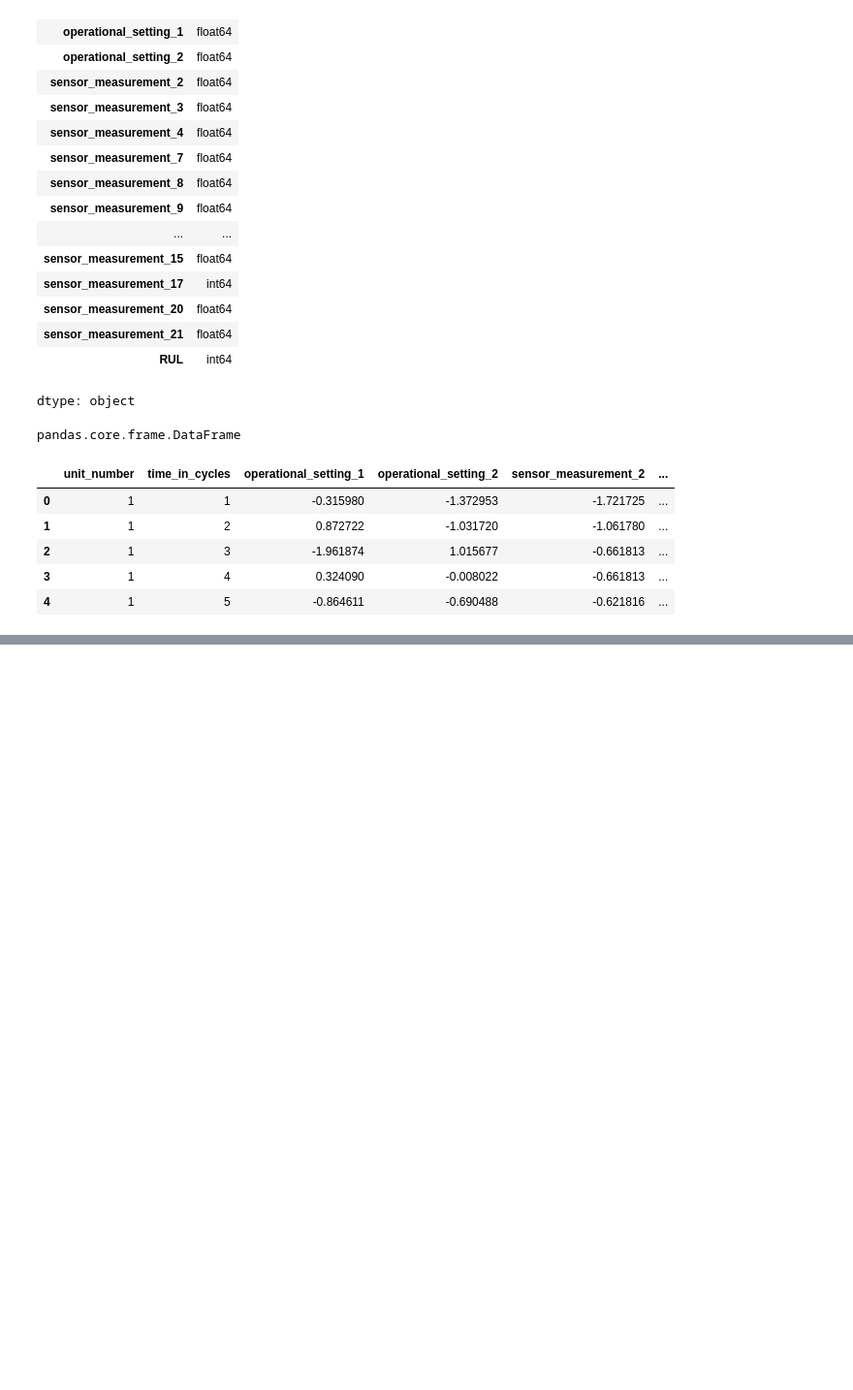
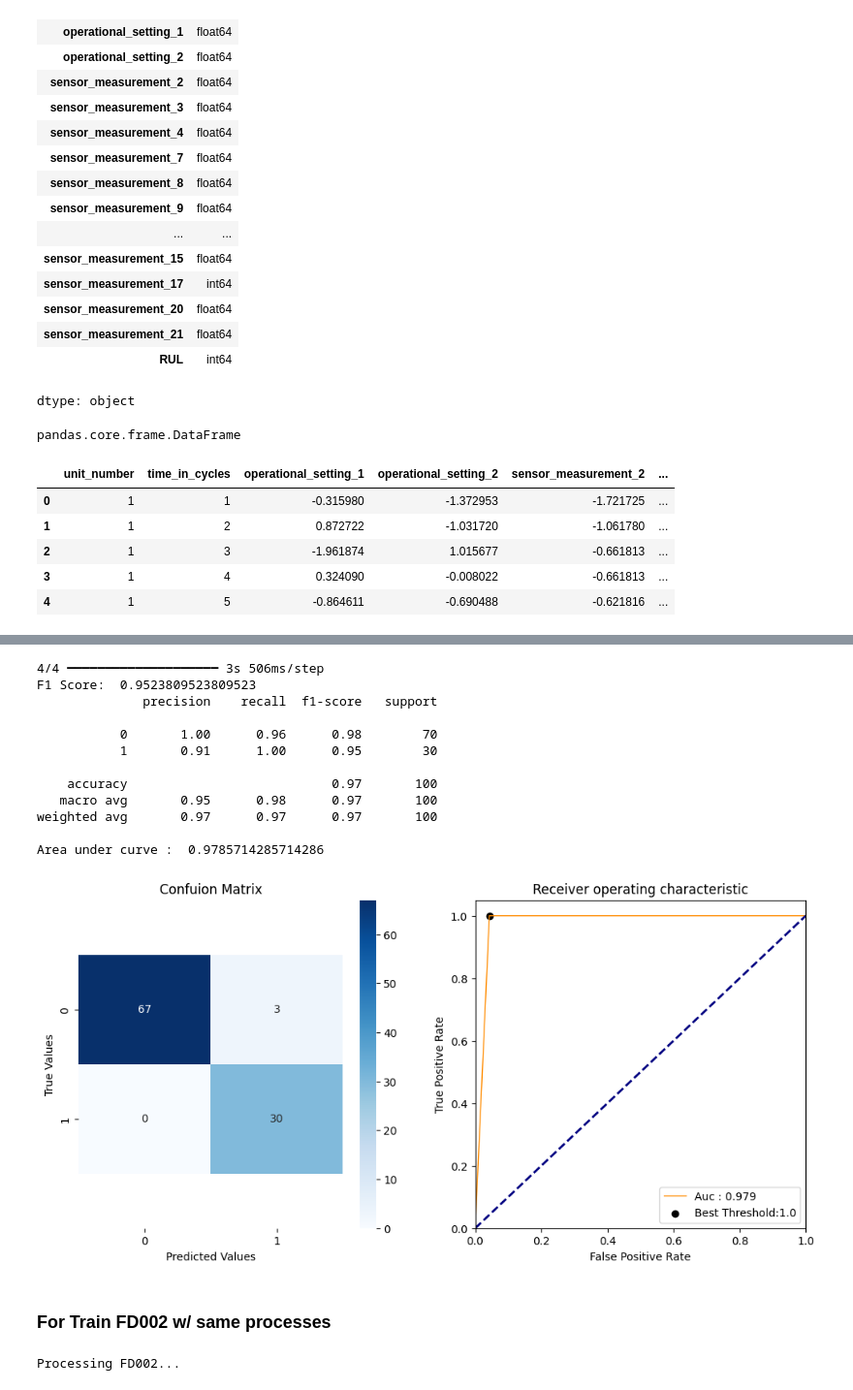
Before and after one commit to dcangundogan/airplanefailureprediction, a Jupyter notebook: Can_LSTM.ipynb, the cells around one changed output, grey strips where cells are left out. Shown: that part at 97% size. Cells and saved outputs as stored; diff of their text form; code cells hidden in the pictures; blank space fills up the shorter version.

```diff
--- a/Can_LSTM.ipynb
+++ b/Can_LSTM.ipynb
@@ -204,0 +317,5 @@ train_FD1.head()
+# %%
+class_0 = pd.Series(y_train).value_counts()[0]
+class_1 = pd.Series(y_train).value_counts()[1]
+total = class_0 + class_1
+class_weight = {0: class_1/total, 1: class_0/total}
@@ -204,0 +358,28 @@ train_FD1.head()
+# %%
+def train_LSTM_classifier(timesteps, features, batch_size=128, class_weight=None, mask_value=0.0):
+    model = Sequential([
+        Input(shape=(timesteps, features), name='input'),
+        Masking(mask_value=mask_value, name='mask'),
+        Bidirectional(LSTM(64, return_sequences=True, dropout=0.2, recurrent_dropout=0.2), name='bilstm_1'),
+        LSTM(32, return_sequences=False, dropout=0.2, recurrent_dropout=0.2, name='lstm_2'),
+        Dense(32, activation='relu', name='fc1'),
+        Dropout(0.3),
+        Dense(1, activation='sigmoid', name='out')
+    ])
+    model.compile(
+        optimizer='adam',
+        loss='binary_crossentropy',
+        metrics=['accuracy', AUC(name='auc'), AUC(name='pr_auc', curve='PR'), Precision(), Recall()]
+    )
+    cbs = [
+    ModelCheckpoint('best.h5', monitor='val_loss', save_best_only=True, verbose=1),
+    EarlyStopping(monitor='val_loss', patience=3, restore_best_weights=True, verbose=1),
+    ReduceLROnPlateau(monitor='val_loss', patience=2, factor=0.5, verbose=1)
+]
+    return model, cbs
+# %%
+timesteps = X_train.shape[1]
+features  = X_train.shape[2]
+
+model, cbs = train_LSTM_classifier(timesteps, features, batch_size=128, class_weight=class_weight, mask_value=0.0)
+model.summary()
@@ -204,0 +406,2 @@ train_FD1.head()
+# %%
+model.fit(X_train, y_train, validation_split=0.2, epochs=50, batch_size=128, class_weight=class_weight, callbacks=cbs, shuffle=True)
@@ -204,0 +461,19 @@ train_FD1.head()
+# %%
+y_pred = (model.predict(X_test) > 0.5).astype("int32")
+print_results(fd1_y_true.failure, y_pred)
+# %% [output]
+4/4 ━━━━━━━━━━━━━━━━━━━━ 3s 506ms/step
+F1 Score:  0.9523809523809523
+              precision    recall  f1-score   support
+
+           0       1.00      0.96      0.98        70
+           1       0.91      1.00      0.95        30
+
+    accuracy                           0.97       100
+   macro avg       0.95      0.98      0.97       100
+weighted avg       0.97      0.97      0.97       100
+
+Area under curve :  0.9785714285714286
+[figure, added]
+# %% [markdown]
+### For Train FD002 w/ same processes
@@ -204,0 +482,5 @@ train_FD1.head()
+# %%
+print("Processing FD002...")
+train_FD2 = pd.read_csv(f"{data_path}/train_FD002.csv")
+# %% [output]
+Processing FD002...
```
Also changed, not shown: parts of 85 cells of this notebook.
